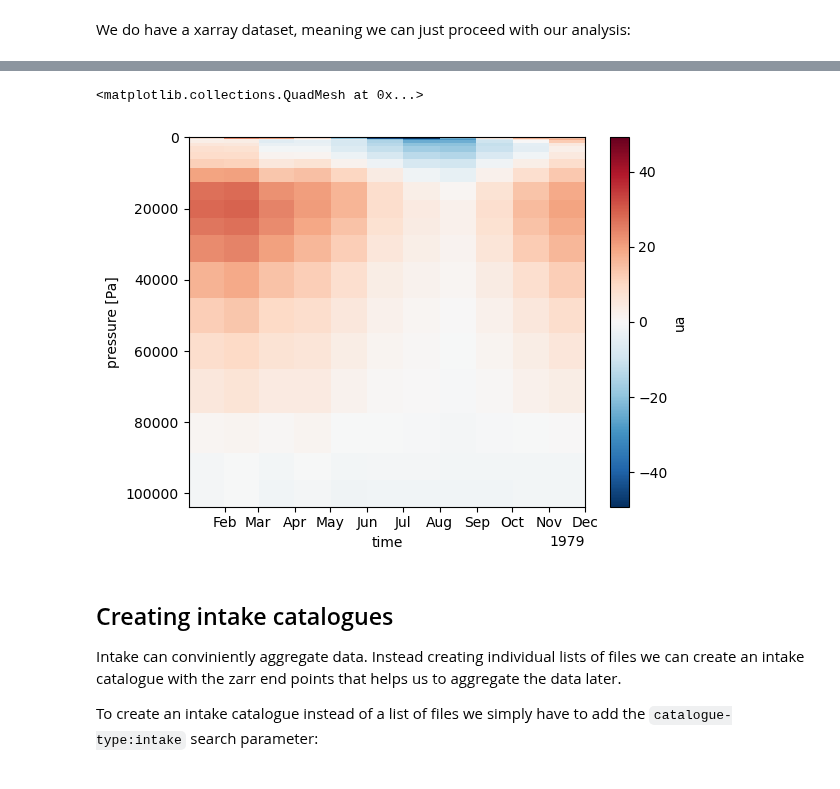
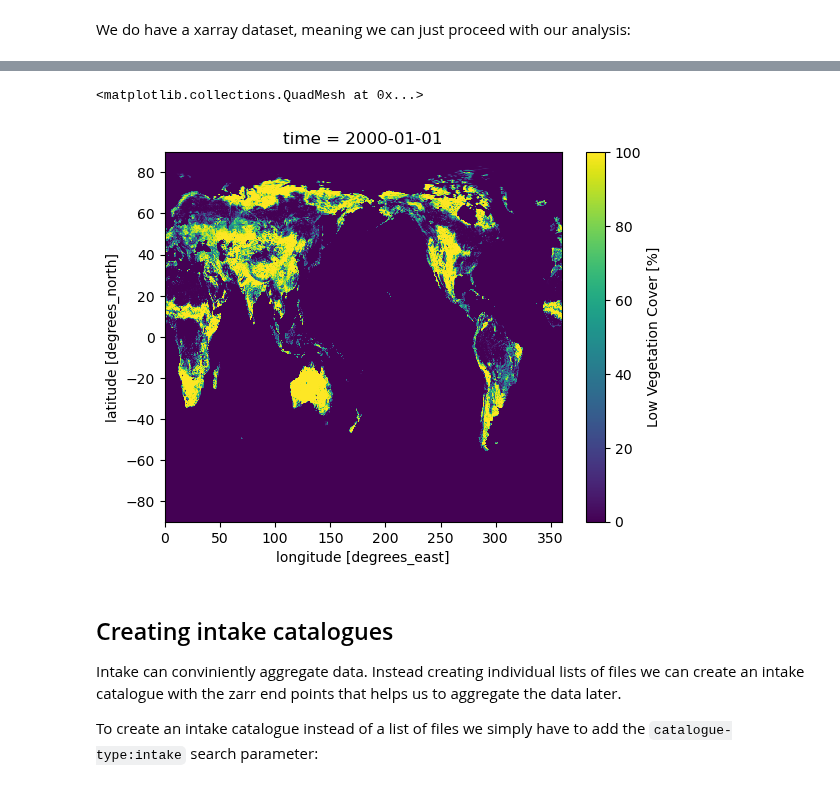
Before and after one commit to freva-org/freva-nextgen, a Jupyter notebook: examples/LoadData.ipynb, the cells around one changed output, grey strips where cells are left out. Drawn from its saved outputs; the diff is of its cells as text; code cells hidden in the pictures.

```diff
--- a/examples/LoadData.ipynb
+++ b/examples/LoadData.ipynb
@@ -56,8 +55,8 @@ Password:  ········
 With this access token we can generate zarr enpoints to stream the data from anywhere, to do so we simply search for the datasets again:
 # %%
 res = requests.get(
-    f"{url}/api/databrowser/load/freva",
-    params=search_params,
+    f"https://www.freva.dkrz.de/api/databrowser/load/freva",
+    params={"project":"reanalysis", "realm":"land", "time_frequency":"fx", "variable":"cvl"},
     headers={
         "Authorization": f"Bearer {auth['access_token']}"
     },
@@ -152,8 +160,8 @@ We do have a xarray dataset, meaning we can just proceed with our analysis:
 # %%
-dset["ua"].mean(dim=("lon", "lat")).plot(x="time",  yincrease=False)
+dset["cvl"].isel(time=0).plot()
 # %% [output]
 <matplotlib.collections.QuadMesh at 0x...>
-[figure, old version]
+[figure, new version]
 # %% [markdown]
 ## Creating intake catalogues
 Intake can conviniently aggregate data. Instead creating individual lists of files we can create an intake catalogue with the zarr end points that helps us to aggregate the data later.
```
Also changed, not shown: parts of 5 cells of this notebook, 2 other files.
